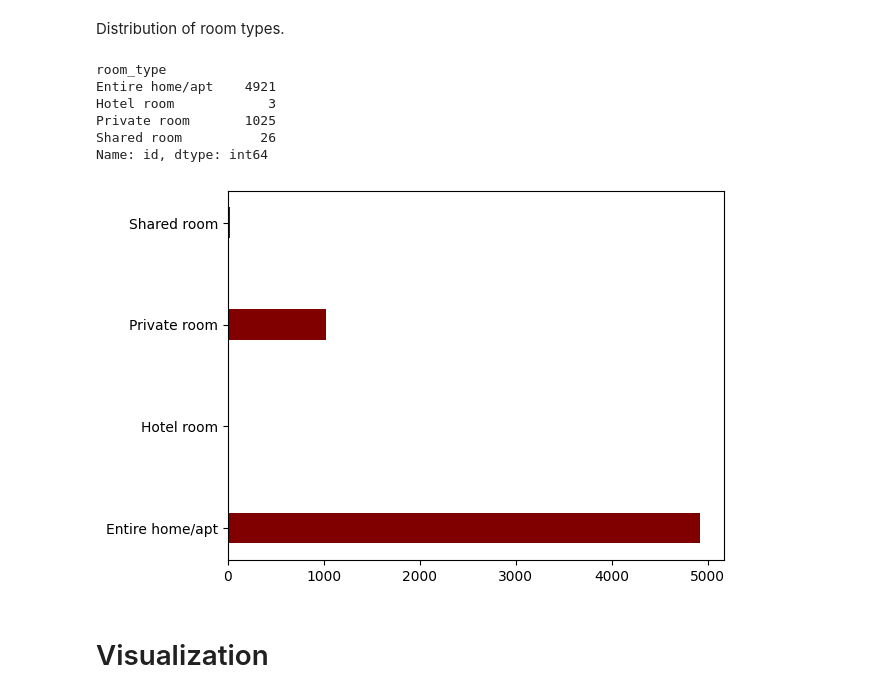
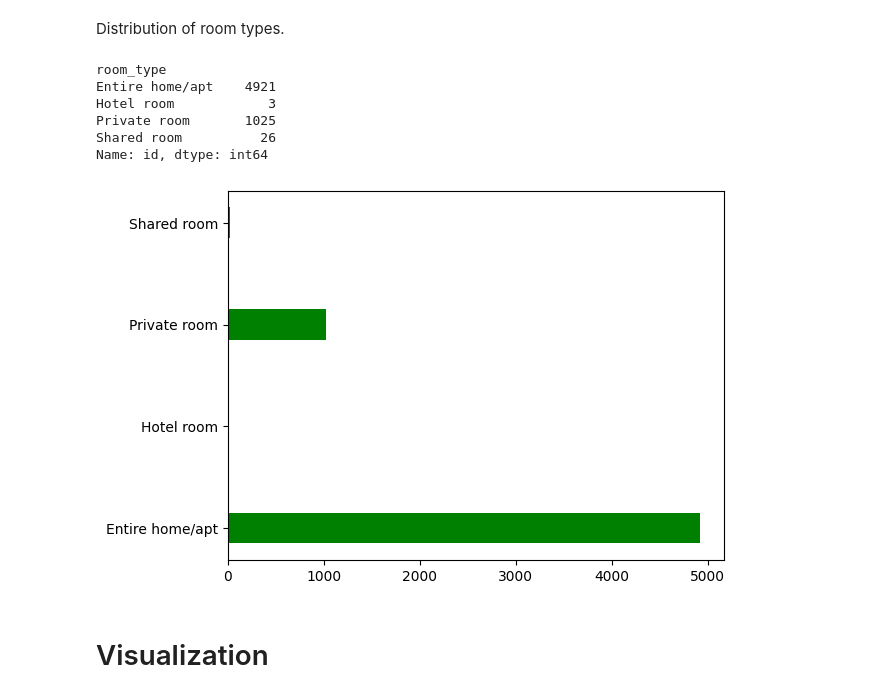
Before and after one commit to reidgendron/airbnb-analysis, a Jupyter notebook: analysis.ipynb, the cells around one changed output. Saved outputs shown, nothing was run; the diff lists cells and outputs as text; code cells hidden in the pictures.

```diff
--- a/analysis.ipynb
+++ b/analysis.ipynb
@@ -52,16 +56,16 @@ airbnb.drop(["id", "host_id", "neighbourhood_group"], axis=1).describe()
 Distribution of room types.
 # %%
 room_types = airbnb.groupby("room_type")["id"].aggregate("count")
-plt.barh(room_types.index, room_types, color="maroon", height=0.3)
+plt.barh(room_types.index, room_types, color="green", height=0.3)
 room_types
 # %% [output]
 room_type
 Entire home/apt    4921
 Hotel room            3
 Private room       1025
 Shared room          26
 Name: id, dtype: int64
-[figure, old version]
+[figure, new version]
 # %% [markdown]
 # Visualization
 # %% [markdown]
```
Also changed, not shown: parts of 6 cells of this notebook, 1 other file.
